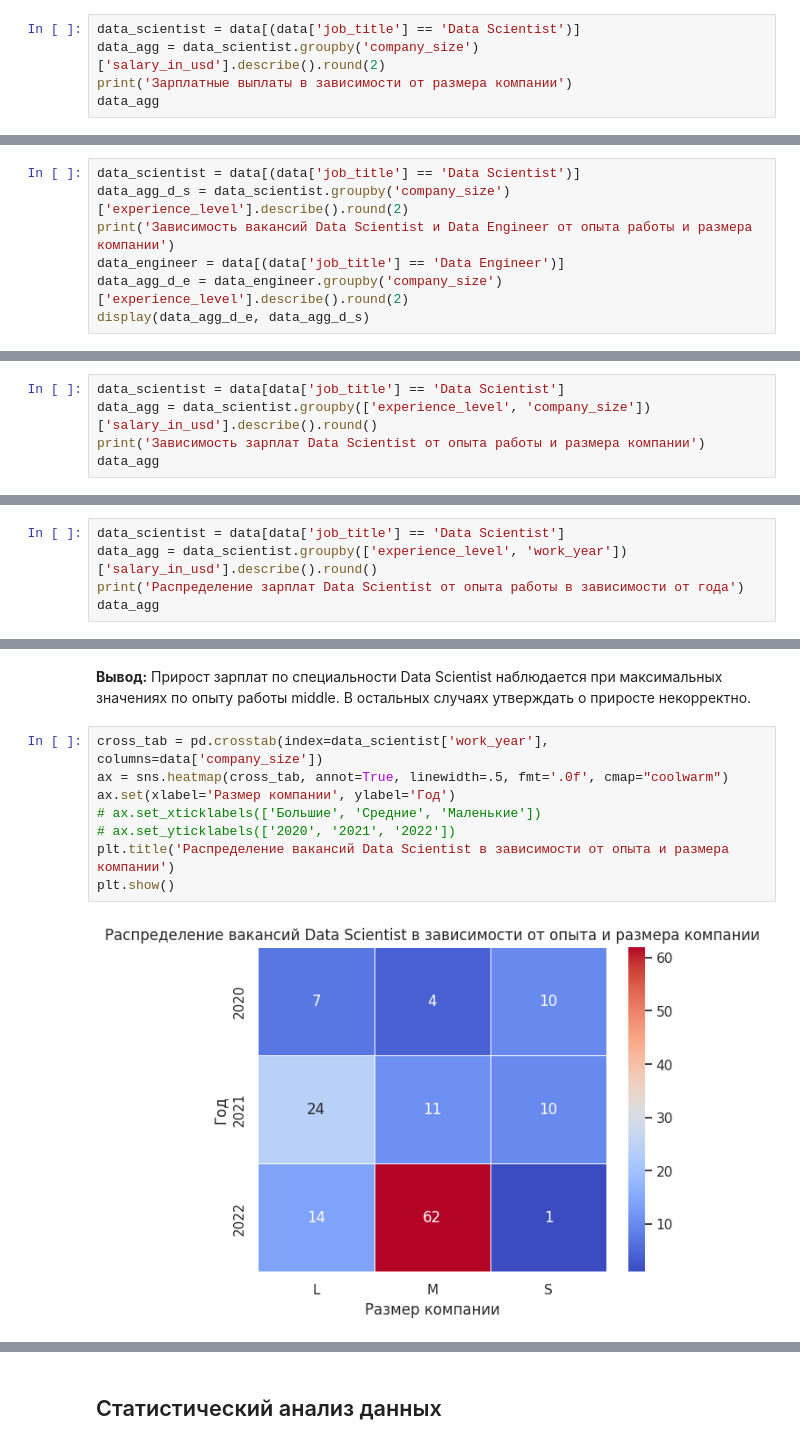
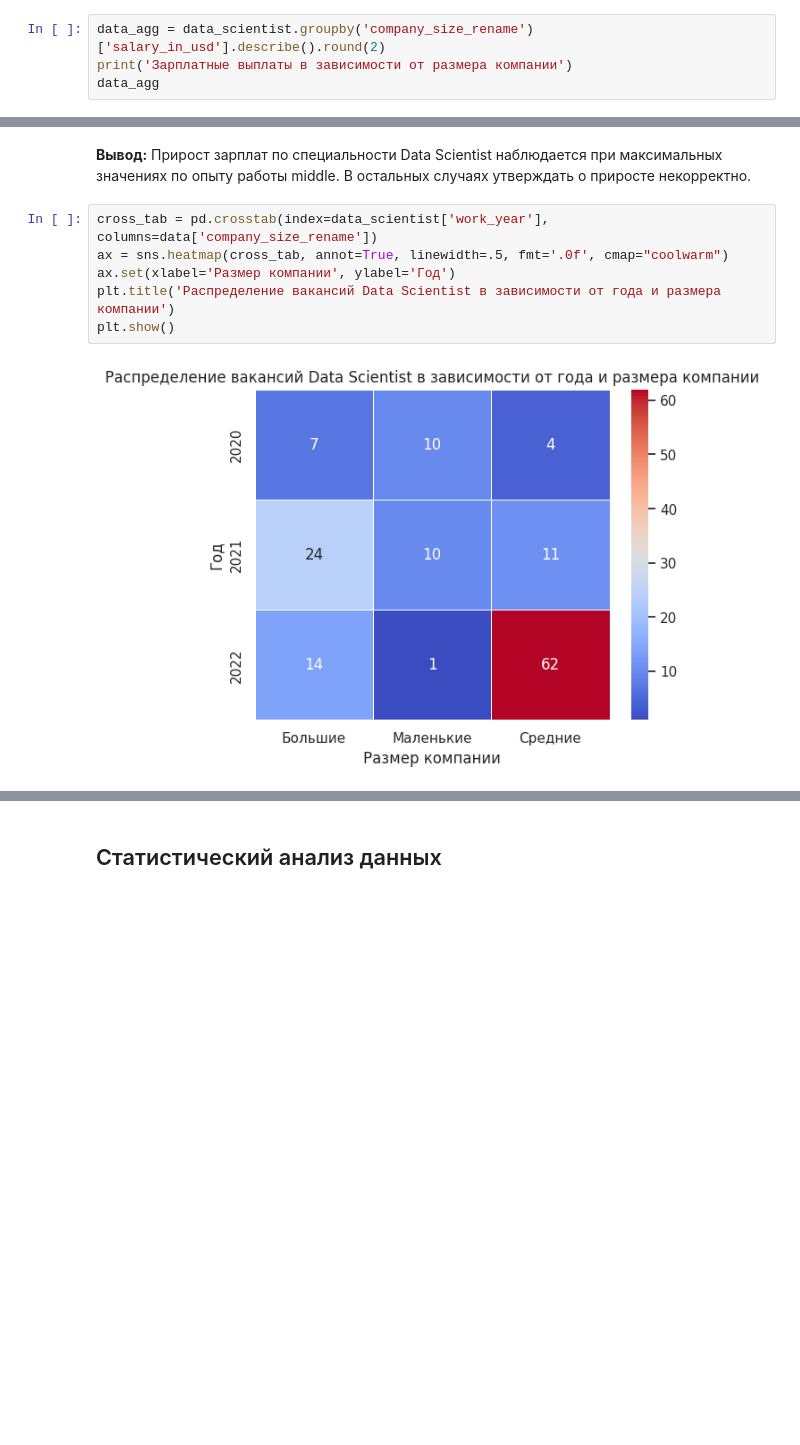
Before and after one commit to AleksandrOsip/Project_3_EDA_practic, a Jupyter notebook: EDA_3_Статистические_тесты_Практика.ipynb, the cells around one changed output, grey strips where cells are left out. Saved outputs shown, nothing was run; the diff lists cells and outputs as text; blank space fills up the shorter version.

```diff
--- a/EDA_3_Статистические_тесты_Практика.ipynb
+++ b/EDA_3_Статистические_тесты_Практика.ipynb
@@ -258,6 +245,5 @@ plt.show();
 # %%
-data_scientist = data[(data['job_title'] == 'Data Scientist')]
-data_agg = data_scientist.groupby('company_size')['salary_in_usd'].describe().round(2)
+data_agg = data_scientist.groupby('company_size_rename')['salary_in_usd'].describe().round(2)
 print('Зарплатные выплаты в зависимости от размера компании')
 data_agg
 # %% [output]
@@ -271,10 +257,3 @@ data_agg
 На первый взгляд распределение размера заработных выплат специалистов Data Scientist в зависиости от размера компании различны. Чтобы определить, являются ли эти различия статистически значимыми, в следующем разделе мы проведём статистическое тестирование.
 # %% [markdown]
 ### Есть ли связь между наличием должностей Data Scientist и Data Engineer и размером компании?
-# %%
-data_scientist = data[(data['job_title'] == 'Data Scientist')]
-data_agg_d_s = data_scientist.groupby('company_size')['experience_level'].describe().round(2)
-print('Зависимость вакансий Data Scientist и Data Engineer от опыта работы и размера компании')
-data_engineer = data[(data['job_title'] == 'Data Engineer')]
-data_agg_d_e = data_engineer.groupby('company_size')['experience_level'].describe().round(2)
-display(data_agg_d_e, data_agg_d_s)
@@ -466,5 +368,0 @@ data_agg
-# %%
-data_scientist = data[data['job_title'] == 'Data Scientist']
-data_agg = data_scientist.groupby(['experience_level', 'company_size'])['salary_in_usd'].describe().round()
-print('Зависимость зарплат Data Scientist от опыта работы и размера компании')
-data_agg
@@ -494,5 +368,0 @@ plt.show()
-# %%
-data_scientist = data[data['job_title'] == 'Data Scientist']
-data_agg = data_scientist.groupby(['experience_level', 'work_year'])['salary_in_usd'].describe().round()
-print('Распределение зарплат Data Scientist от опыта работы в зависимости от года')
-data_agg
@@ -512,13 +518,11 @@ data_agg
 # %% [markdown]
 **Вывод:** Прирост зарплат по специальности Data Scientist наблюдается при максимальных значениях по опыту работы middle. В остальных случаях утверждать о приросте некорректно.
 # %%
-cross_tab = pd.crosstab(index=data_scientist['work_year'], columns=data['company_size'])
+cross_tab = pd.crosstab(index=data_scientist['work_year'], columns=data['company_size_rename'])
 ax = sns.heatmap(cross_tab, annot=True, linewidth=.5, fmt='.0f', cmap="coolwarm")
 ax.set(xlabel='Размер компании', ylabel='Год')
-# ax.set_xticklabels(['Большие', 'Средние', 'Маленькие'])
-# ax.set_yticklabels(['2020', '2021', '2022'])
-plt.title('Распределение вакансий Data Scientist в зависимости от опыта и размера компании')
+plt.title('Распределение вакансий Data Scientist в зависимости от года и размера компании')
 plt.show()
 # %% [output]
-[figure, old version]
+[figure, new version]
 # %%
```
Also changed, not shown: parts of 141 cells of this notebook, 2 other files.
